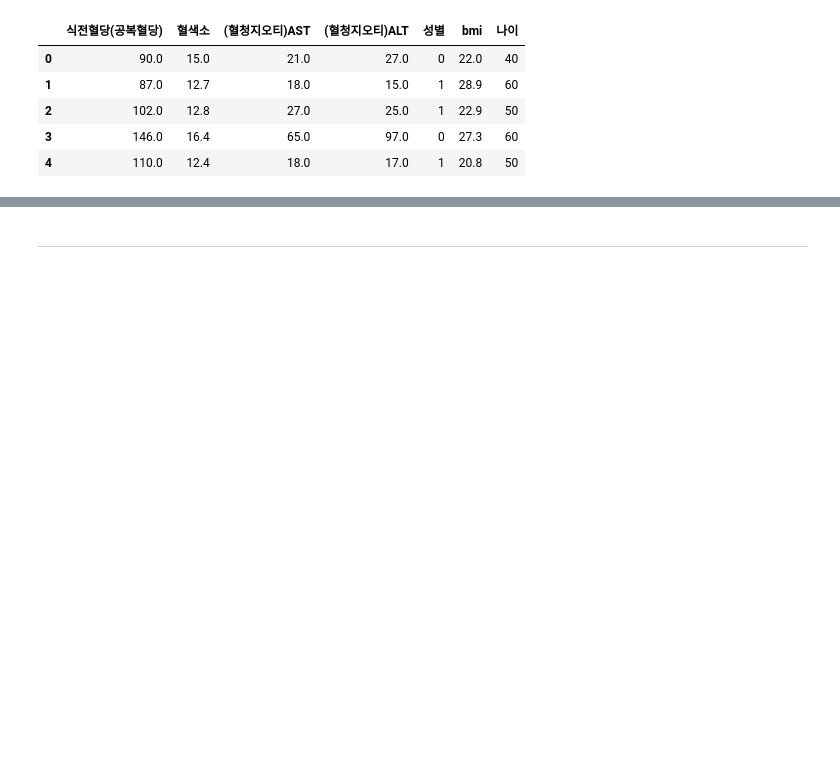
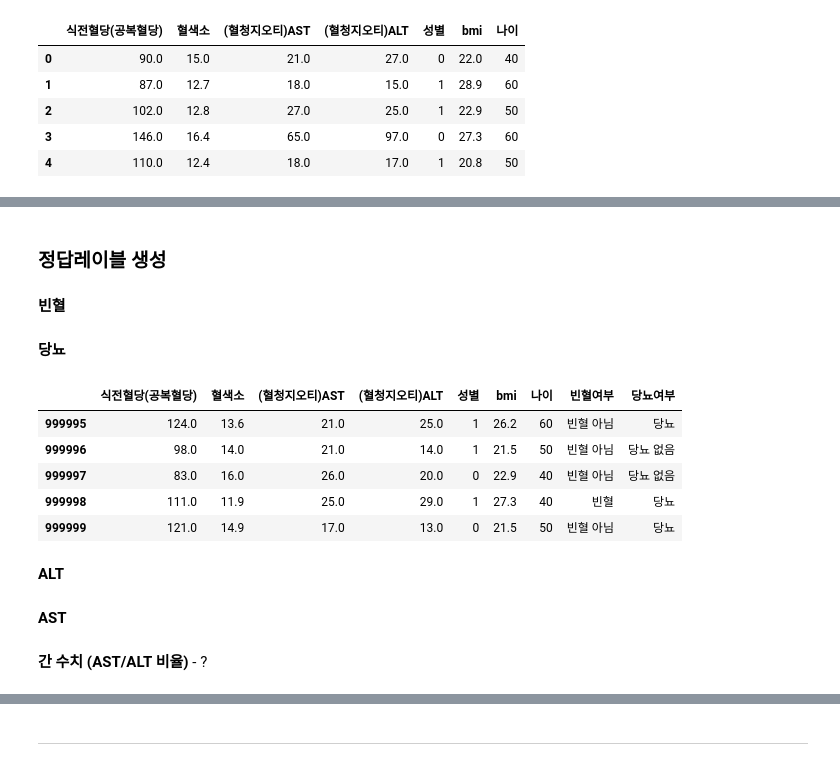
Before and after one commit to LAGABI44/Project-AIFFELTHON, a Jupyter notebook: 데이터 재가공/데이터 재가공_이봄.ipynb, the cells around one changed output, grey strips where cells are left out. Saved outputs shown, nothing was run; the diff lists cells and outputs as text; code cells hidden in the pictures; blank space fills up the shorter version.

```diff
--- a/데이터 재가공/데이터 재가공_이봄.ipynb
+++ b/데이터 재가공/데이터 재가공_이봄.ipynb
@@ -580,0 +604,4 @@ df.head()
+# %% [markdown]
+### 정답레이블 생성
+# %% [markdown]
+**빈혈**
@@ -580,0 +628,34 @@ df.head()
+# %% [markdown]
+**당뇨**
+# %%
+# def trans(tr) :
+#     if tr < 70 :
+#         return 0 # 저혈당
+#     elif 70 <= tr < 100 :
+#         return 1 # 이상없음
+#     elif 100 <= tr < 126 :
+#         return 2 # 공복혈당장애
+#                  # 100 ~ 110 : 100 미만 대비 당뇨병 위험도가 3.17배, 110 ~ 126 : 100 미만 대비 당뇨병 위험도가 7.42배
+#     else :
+#         return 3 # 당뇨병
+
+# def trans_han(tr) :
+#     if tr < 70 :
+#         return "저혈당" # 저혈당
+#     elif 70 <= tr < 100 :
+#         return "정상" # 이상없음
+#     elif 100 <= tr < 126 :
+#         return "공복혈당장애" # 공복혈당장애
+#                  # 100 ~ 110 : 100 미만 대비 당뇨병 위험도가 3.17배, 110 ~ 126 : 100 미만 대비 당뇨병 위험도가 7.42배
+#     else :
+#         return "당뇨병" # 당뇨병
+
+def trans(tr) :
+    if 70 <= tr < 100 :
+        return "당뇨 없음" # 정상
+    elif 100 <= tr < 126 :
+        return "당뇨" # 비정상(공복혈당장애)
+                 # 100 ~ 110 : 100 미만 대비 당뇨병 위험도가 3.17배, 110 ~ 126 : 100 미만 대비 당뇨병 위험도가 7.42배
+    else :
+        return "당뇨" # 당뇨병
+        # 정상(저혈당, 정상) / 비정상(공복혈당장애, 당뇨병)
@@ -580,0 +664,11 @@ df.head()
+# %%
+df.tail()
+# %% [output]
+|  | 식전혈당(공복혈당) | 혈색소 | (혈청지오티)AST | (혈청지오티)ALT | 성별 | bmi | 나이 | 빈혈여부 | 당뇨여부 |
+| 999995 | 124.0 | 13.6 | 21.0 | 25.0 | 1 | 26.2 | 60 | 빈혈 아님 | 당뇨 |
+| 999996 | 98.0 | 14.0 | 21.0 | 14.0 | 1 | 21.5 | 50 | 빈혈 아님 | 당뇨 없음 |
+| 999997 | 83.0 | 16.0 | 26.0 | 20.0 | 0 | 22.9 | 40 | 빈혈 아님 | 당뇨 없음 |
+| 999998 | 111.0 | 11.9 | 25.0 | 29.0 | 1 | 27.3 | 40 | 빈혈 | 당뇨 |
+| 999999 | 121.0 | 14.9 | 17.0 | 13.0 | 0 | 21.5 | 50 | 빈혈 아님 | 당뇨 |
+# %% [markdown]
+**ALT**
@@ -580,0 +685,2 @@ df.head()
+# %% [markdown]
+**AST**
@@ -580,0 +697,2 @@ df.head()
+# %% [markdown]
+**간 수치 (AST/ALT 비율)** - ?
```
Also changed, not shown: parts of 49 cells of this notebook.
